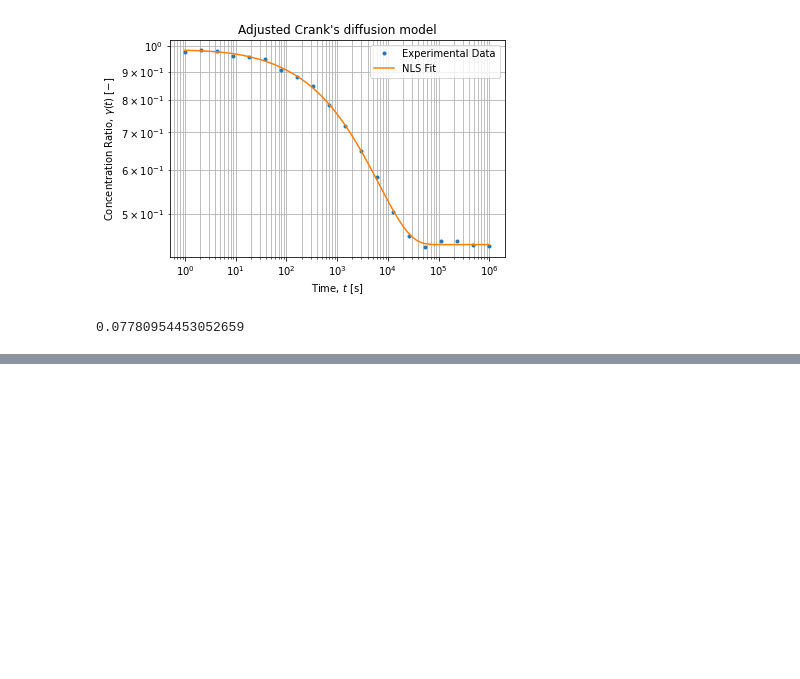
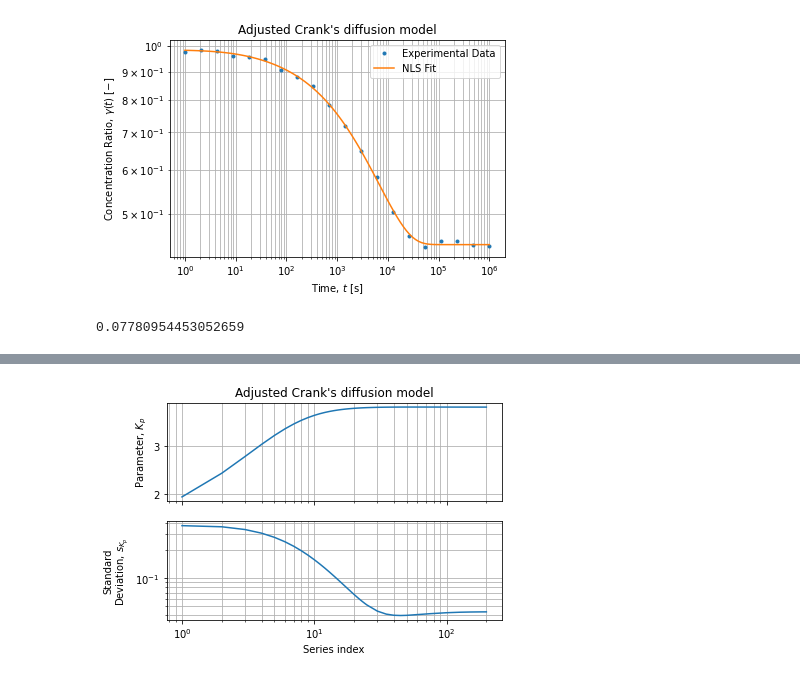
Before and after one commit to jlandercy/cookbook, a Jupyter notebook: python/posts/CrankDiffusion.ipynb, the cells around one changed output, grey strips where cells are left out. Drawn from its saved outputs; the diff is of its cells as text; code cells hidden in the pictures; blank space fills up the shorter version.

```diff
--- a/python/posts/CrankDiffusion.ipynb
+++ b/python/posts/CrankDiffusion.ipynb
@@ -211,0 +237,12 @@ axes[1].semilogy(n, sDs, "-")
+# %%
+fig, axes = plt.subplots(2, 1, sharex=True)
+axes[0].semilogx(n, Kps, "-")
+axes[1].loglog(n, sKps, "-")
+axes[0].set_title("Adjusted Crank's diffusion model")
+axes[0].set_ylabel("Parameter, $K_p$")
+axes[1].set_ylabel("Standard\nDeviation, $s_{K_p}$")
+axes[1].set_xlabel("Series index")
+for i in range(2):
+    axes[i].grid(which="both")
+# %% [output]
+[figure, added]
```
Also changed, not shown: parts of 27 cells of this notebook, 1 other file.
